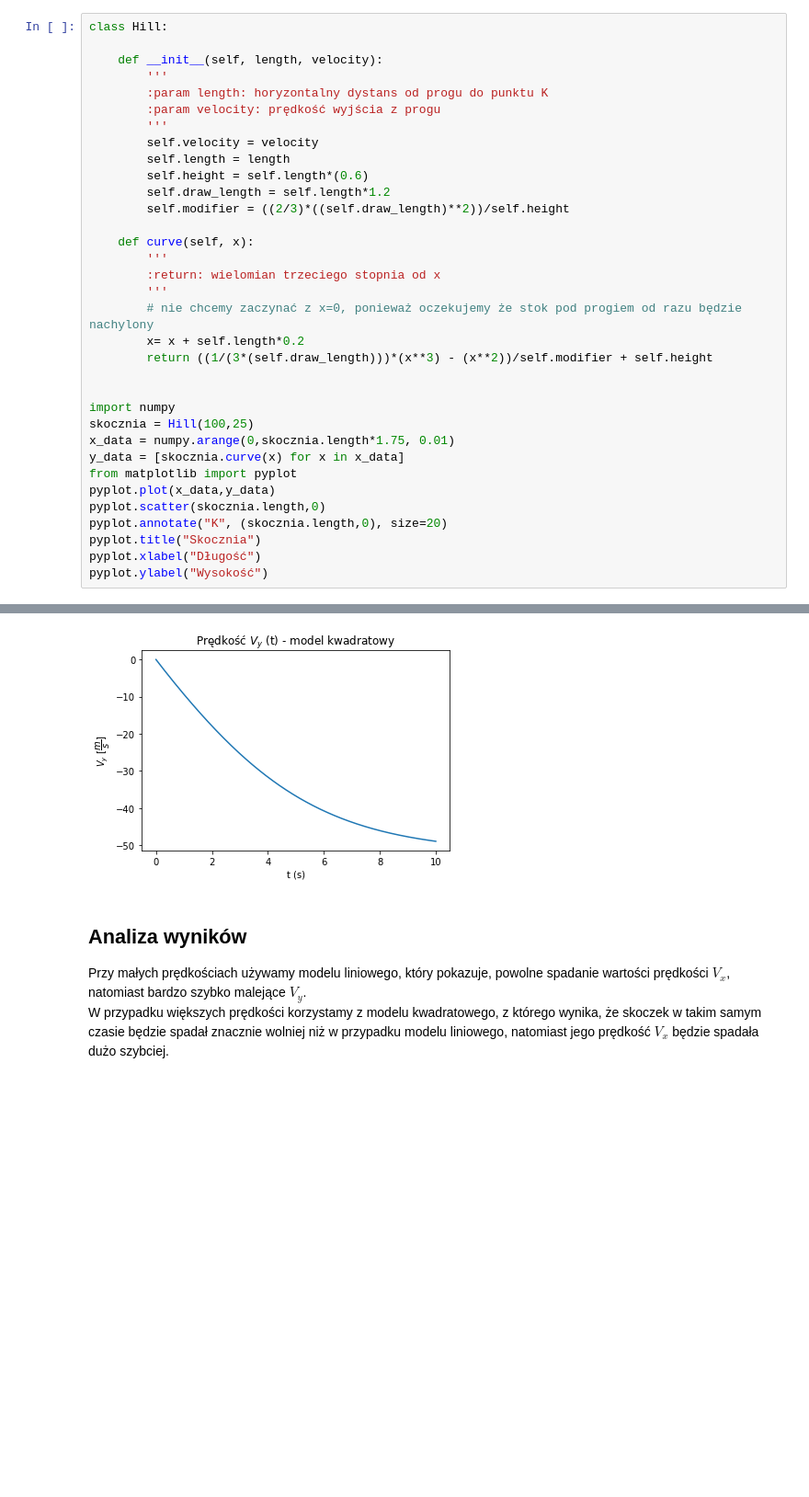
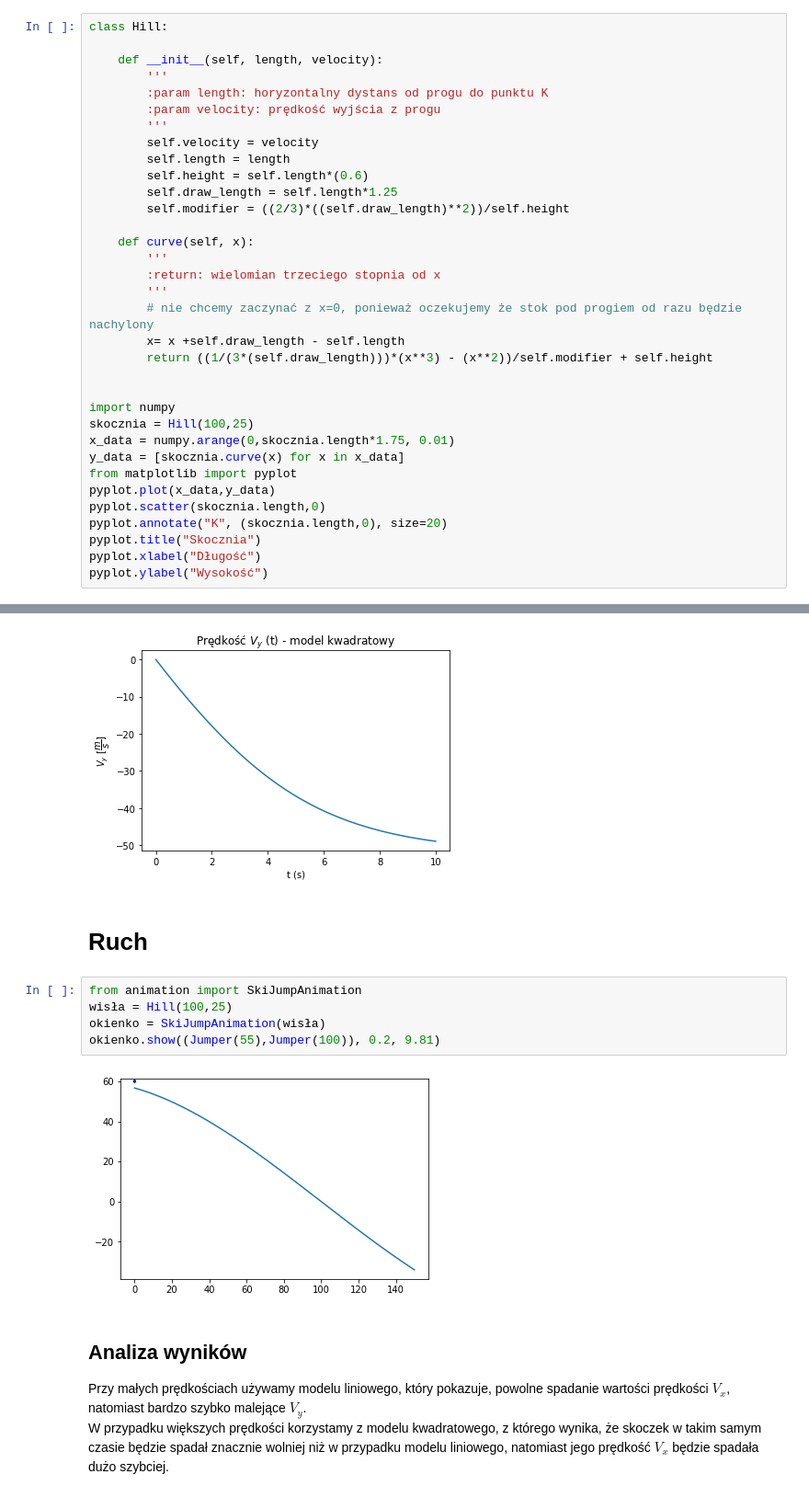
Before and after one commit to maciejratajski1999/Skoki-narciarskie, a Jupyter notebook: main.ipynb, the cells around one changed output, grey strips where cells are left out. Shown: that part at 92% size. Saved outputs shown, nothing was run; the diff lists cells and outputs as text; blank space fills up the shorter version.

Commit message:
dodanie Animation do main

```diff
--- a/main.ipynb
+++ b/main.ipynb
@@ -166,7 +166,7 @@ class Hill:
         self.velocity = velocity
         self.length = length
         self.height = self.length*(0.6)
-        self.draw_length = self.length*1.2
+        self.draw_length = self.length*1.25
         self.modifier = ((2/3)*((self.draw_length)**2))/self.height
 
     def curve(self, x):
@@ -174,7 +174,7 @@ class Hill:
         :return: wielomian trzeciego stopnia od x
         '''
         # nie chcemy zaczynać z x=0, ponieważ oczekujemy że stok pod progiem od razu będzie nachylony
-        x= x + self.length*0.2
+        x= x +self.draw_length - self.length
         return ((1/(3*(self.draw_length)))*(x**3) - (x**2))/self.modifier + self.height
 
 
@@ -293,6 +293,15 @@ pyplot.show()
 # %% [output]
 -48.961086029811256
 [figure]
+# %% [markdown]
+# Ruch
+# %%
+from animation import SkiJumpAnimation
+wisła = Hill(100,25)
+okienko = SkiJumpAnimation(wisła)
+okienko.show((Jumper(55),Jumper(100)), 0.2, 9.81)
+# %% [output]
+[figure, added]
 # %% [markdown]
 ## Analiza wyników
 Przy małych prędkościach używamy modelu liniowego, który pokazuje, powolne spadanie wartości prędkości $V_x$, natomiast bardzo szybko malejące $ V_y$. <br> W przypadku większych prędkości korzystamy z modelu kwadratowego, z którego wynika, że skoczek w takim samym czasie będzie spadał znacznie wolniej niż w przypadku modelu liniowego, natomiast jego prędkość $V_x$ będzie spadała dużo szybciej.
```
Also changed, not shown: 1 other file.
